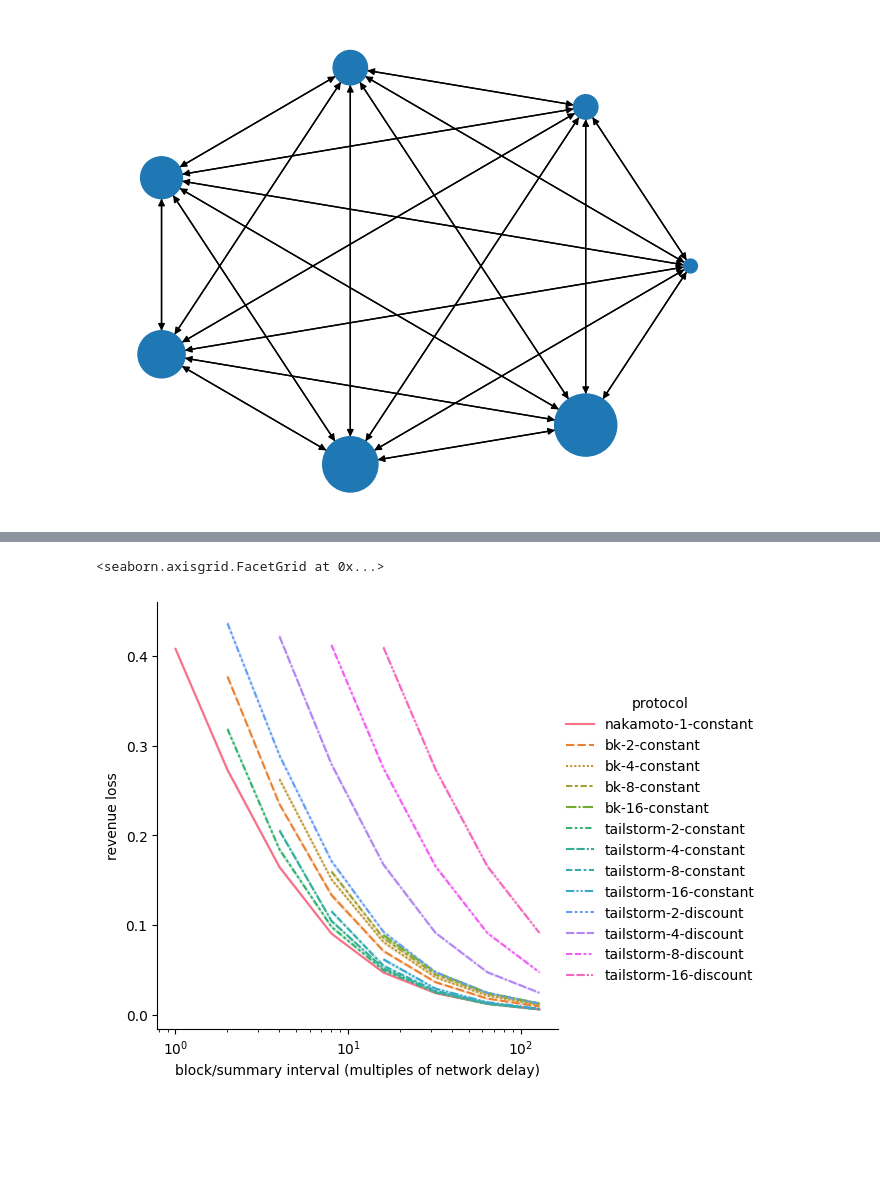
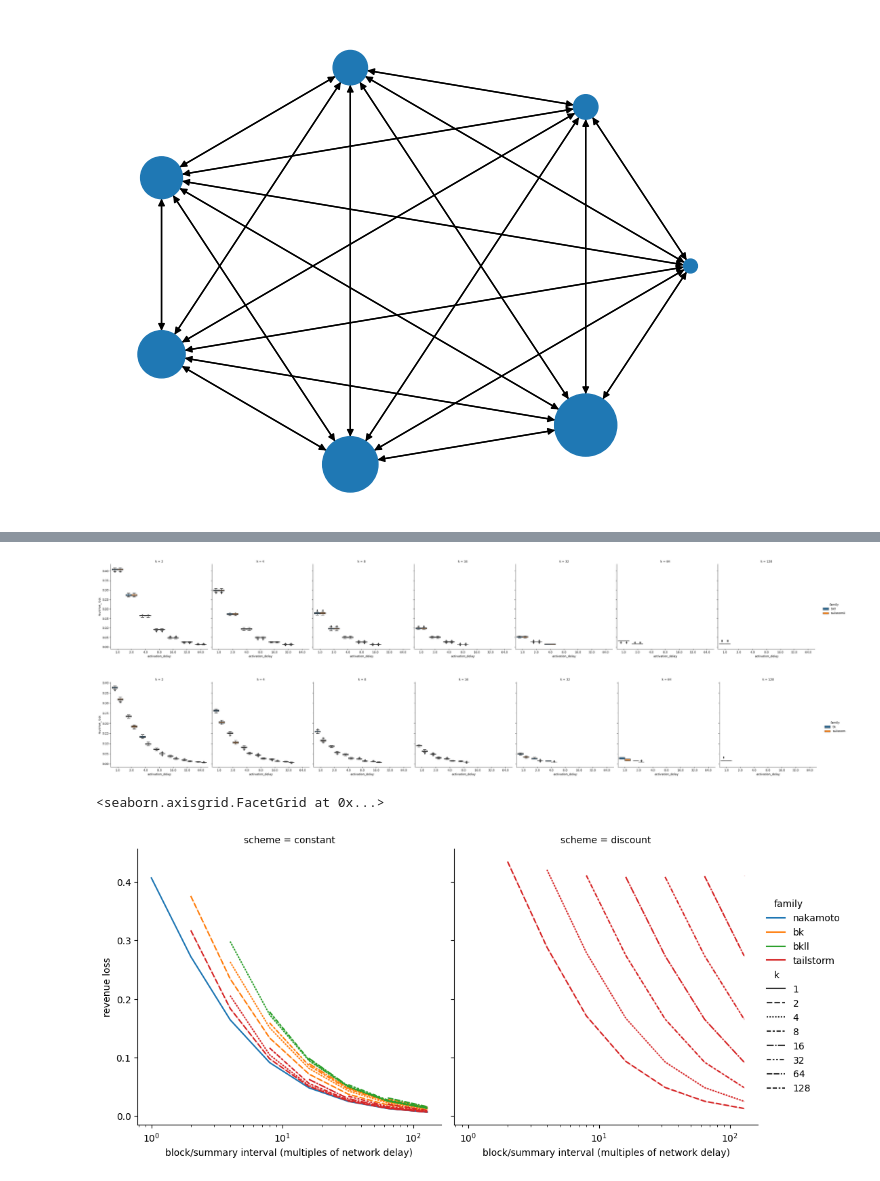
Before and after one commit to pkel/cpr, a Jupyter notebook: experiments/graphml_runner/honest-net-inequality.ipynb, the cells around one changed output, grey strips where cells are left out. Saved outputs shown, nothing was run; the diff lists cells and outputs as text; code cells hidden in the pictures; blank space fills up the shorter version.

```diff
--- a/experiments/graphml_runner/honest-net-inequality.ipynb
+++ b/experiments/graphml_runner/honest-net-inequality.ipynb
@@ -106,20 +106,35 @@ def gini(x):
     g = 0.5 * rmad
     return g
 # %%
+def subblock_selection(x):
+    if x.k <= 32:
+        return "heuristic"
+    else:
+        return "altruistic"
+
+
 families = dict(
     nakamoto=lambda x: "nakamoto",
     bk=lambda x: f"bk-{x.k}-constant",
-    tailstorm=lambda x: f"tailstorm-{x.k}-{x.scheme}-heuristic",
+    bkll=lambda x: f"bkll-{x.k}-constant",
+    tailstorm=lambda x: f"tailstorm-{x.k}-{x.scheme}-{subblock_selection(x)}",
+    tailstormll=lambda x: f"tailstormll-{x.k}-{x.scheme}-{subblock_selection(x)}",
 )
 
 ks = dict(
     nakamoto=[1],
-    bk=[2, 4, 8, 16],
-    tailstorm=[2, 4, 8, 16],
+    bk=[2, 4, 8, 16, 32, 64, 128],
+    bkll=[2, 4, 8, 16, 32, 64, 128],
+    tailstorm=[2, 4, 8, 16, 32, 64, 128],
+    tailstormll=[2, 4, 8, 16, 32, 64, 128],
 )
 
 schemes = dict(
-    nakamoto=["constant"], bk=["constant"], tailstorm=["constant", "discount"]
+    nakamoto=["constant"],
+    bk=["constant"],
+    bkll=["constant"],
+    tailstorm=["constant", "discount"],
+    tailstormll=["constant", "discount"],
 )
 
 block_intervals = [
@@ -139,7 +154,7 @@ def rows():
         for s in schemes[f]:
             for k in ks[f]:
                 for bi in block_intervals:
-                    for i in range(25):
+                    for i in range(100):
                         ad = bi / k  # activation delay
                         if ad >= 1:
                             yield pd.Series(
@@ -178,6 +193,7 @@ def measure(x):
     strongest = np.argmax(compute)
     return pd.Series(
         dict(
+            reward=np.sum(reward),
             revenue_loss=1 - (np.sum(reward) / np.sum(activations)),
             weakest_reward=reward[weakest],
             weakest_relrew=relrew[weakest],
@@ -227,20 +254,46 @@ VBox(children=(HBox(children=(IntProgress(value=0, description='0.00%', max=309)
+# %%
+# check: bk_ll = tailstorm_ll constant
+ax = sns.catplot(
+    kind="box",
+    data=df.query('family in ["bkll", "tailstormll"] and scheme == "constant"'),
+    y="revenue_loss",
+    x="activation_delay",
+    hue="family",
+    col="k",
+)
+# %% [output]
+[figure, added]
+# %%
+# check: bk != tailstorm constant
+ax = sns.catplot(
+    kind="box",
+    data=df.query('family in ["bk", "tailstorm"] and scheme == "constant"'),
+    y="revenue_loss",
+    x="activation_delay",
+    hue="family",
+    col="k",
+)
+# %% [output]
+[figure, added]
+# %%
+df = df.query('not (family == "tailstormll")')  # redundant with bkll
+df = df.query('not (family == "bkll" and k == 2)')  # redundant with nakamoto
 # %%
 ax = sns.relplot(
     kind="line",
     data=df,
-    hue="protocol",
-    style="protocol",
+    hue="family",
+    style="k",
     y="revenue_loss",
     x="block_interval",
-    # col='k',
-    # col_wrap=3,
+    col="scheme",
 )
 
 ax.set(
     xscale="log",
     xlabel="block/summary interval (multiples of network delay)",
     ylabel="revenue loss",
 )
 # %% [output]
 <seaborn.axisgrid.FacetGrid at 0x...>
-[figure, old version]
+[figure, new version]
```
Also changed, not shown: parts of 12 cells of this notebook.
